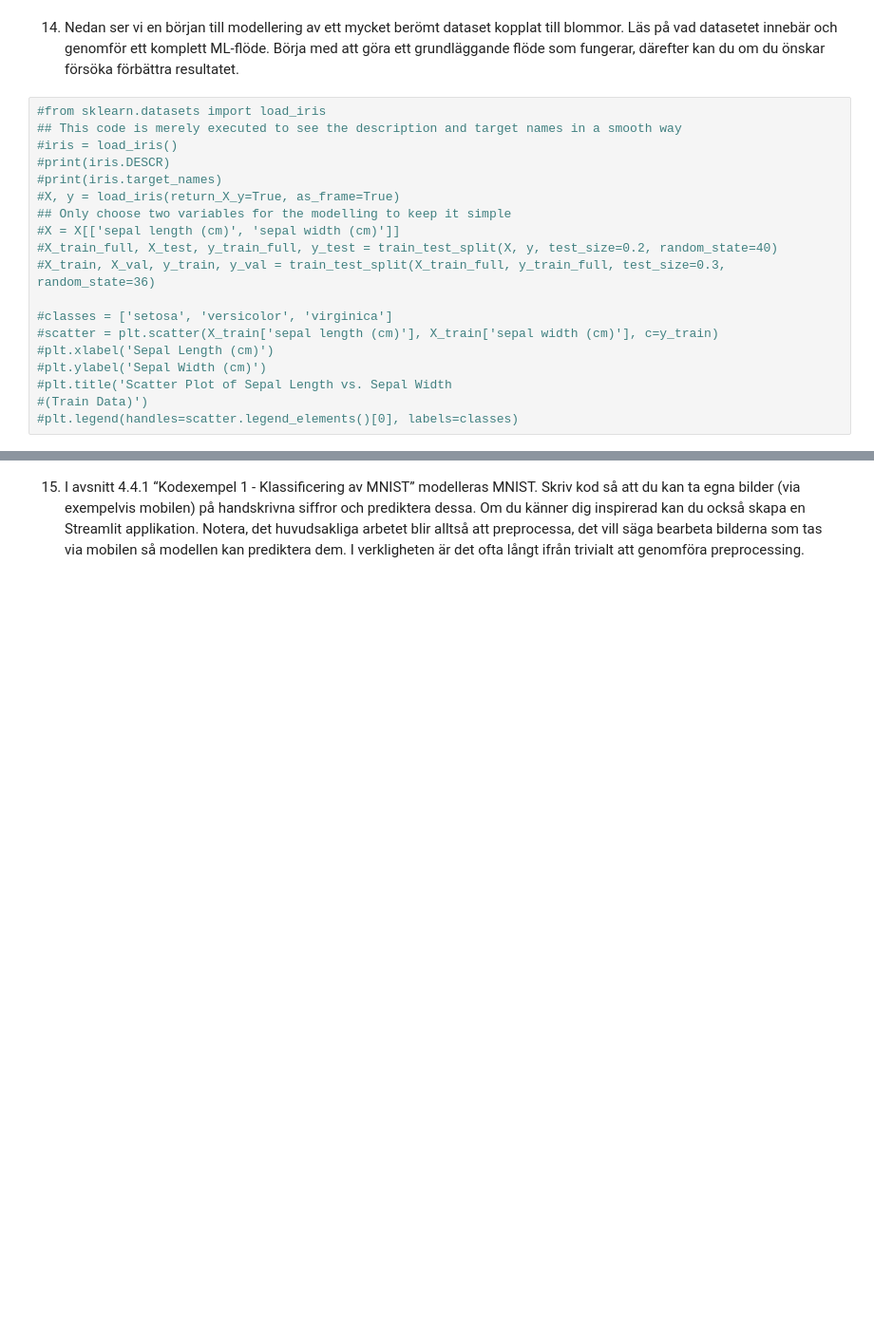
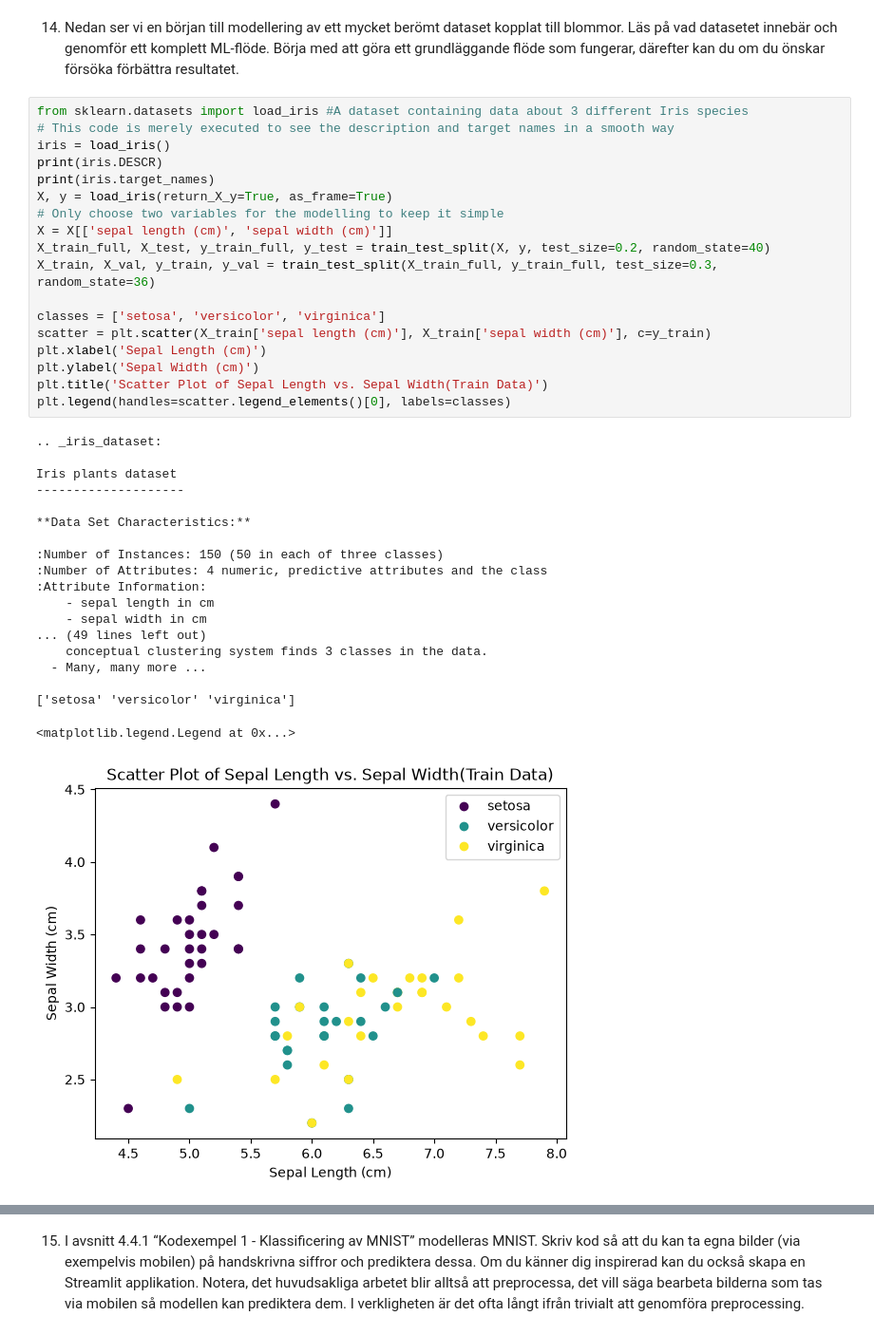
Before and after one commit to OscarWEdu/ai1kk, a Jupyter notebook: kap4.ipynb, the cells around one changed output, grey strips where cells are left out. Shown at 95% size. Saved outputs shown, nothing was run; the diff lists cells and outputs as text; blank space fills up the shorter version.

```diff
--- a/kap4.ipynb
+++ b/kap4.ipynb
@@ -177,21 +236,40 @@ dataset.head()
 14. Nedan ser vi en början till modellering av ett mycket berömt dataset kopplat till blommor. Läs på vad datasetet innebär och genomför ett komplett
 ML-flöde. Börja med att göra ett grundläggande flöde som fungerar, därefter kan du om du önskar försöka förbättra resultatet.
 # %%
-#from sklearn.datasets import load_iris
-## This code is merely executed to see the description and target names in a smooth way
-#iris = load_iris()
-#print(iris.DESCR)
-#print(iris.target_names)
-#X, y = load_iris(return_X_y=True, as_frame=True)
-## Only choose two variables for the modelling to keep it simple
-#X = X[['sepal length (cm)', 'sepal width (cm)']]
-#X_train_full, X_test, y_train_full, y_test = train_test_split(X, y, test_size=0.2, random_state=40)
-#X_train, X_val, y_train, y_val = train_test_split(X_train_full, y_train_full, test_size=0.3, random_state=36)
+from sklearn.datasets import load_iris #A dataset containing data about 3 different Iris species
+# This code is merely executed to see the description and target names in a smooth way
+iris = load_iris()
+print(iris.DESCR)
+print(iris.target_names)
+X, y = load_iris(return_X_y=True, as_frame=True)
+# Only choose two variables for the modelling to keep it simple
+X = X[['sepal length (cm)', 'sepal width (cm)']]
+X_train_full, X_test, y_train_full, y_test = train_test_split(X, y, test_size=0.2, random_state=40)
+X_train, X_val, y_train, y_val = train_test_split(X_train_full, y_train_full, test_size=0.3, random_state=36)
 
-#classes = ['setosa', 'versicolor', 'virginica']
-#scatter = plt.scatter(X_train['sepal length (cm)'], X_train['sepal width (cm)'], c=y_train)
-#plt.xlabel('Sepal Length (cm)')
-#plt.ylabel('Sepal Width (cm)')
-#plt.title('Scatter Plot of Sepal Length vs. Sepal Width
-#(Train Data)')
-#plt.legend(handles=scatter.legend_elements()[0], labels=classes)
+classes = ['setosa', 'versicolor', 'virginica']
+scatter = plt.scatter(X_train['sepal length (cm)'], X_train['sepal width (cm)'], c=y_train)
+plt.xlabel('Sepal Length (cm)')
+plt.ylabel('Sepal Width (cm)')
+plt.title('Scatter Plot of Sepal Length vs. Sepal Width(Train Data)')
+plt.legend(handles=scatter.legend_elements()[0], labels=classes)
+# %% [output]
+.. _iris_dataset:
+
+Iris plants dataset
+--------------------
+
+**Data Set Characteristics:**
+
+:Number of Instances: 150 (50 in each of three classes)
+:Number of Attributes: 4 numeric, predictive attributes and the class
+:Attribute Information:
+    - sepal length in cm
+    - sepal width in cm
+... (49 lines left out)
+    conceptual clustering system finds 3 classes in the data.
+  - Many, many more ...
+
+['setosa' 'versicolor' 'virginica']
+<matplotlib.legend.Legend at 0x...>
+[figure, added]
```
Also changed, not shown: parts of 24 cells of this notebook, 3 other files.
